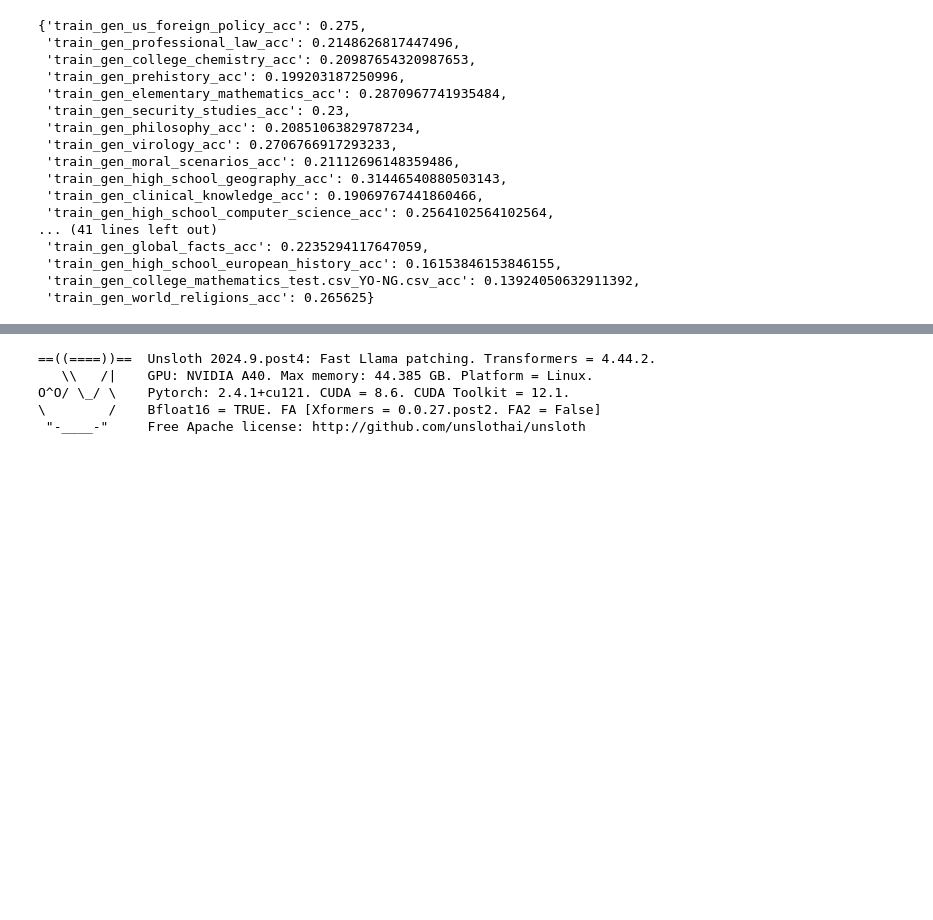
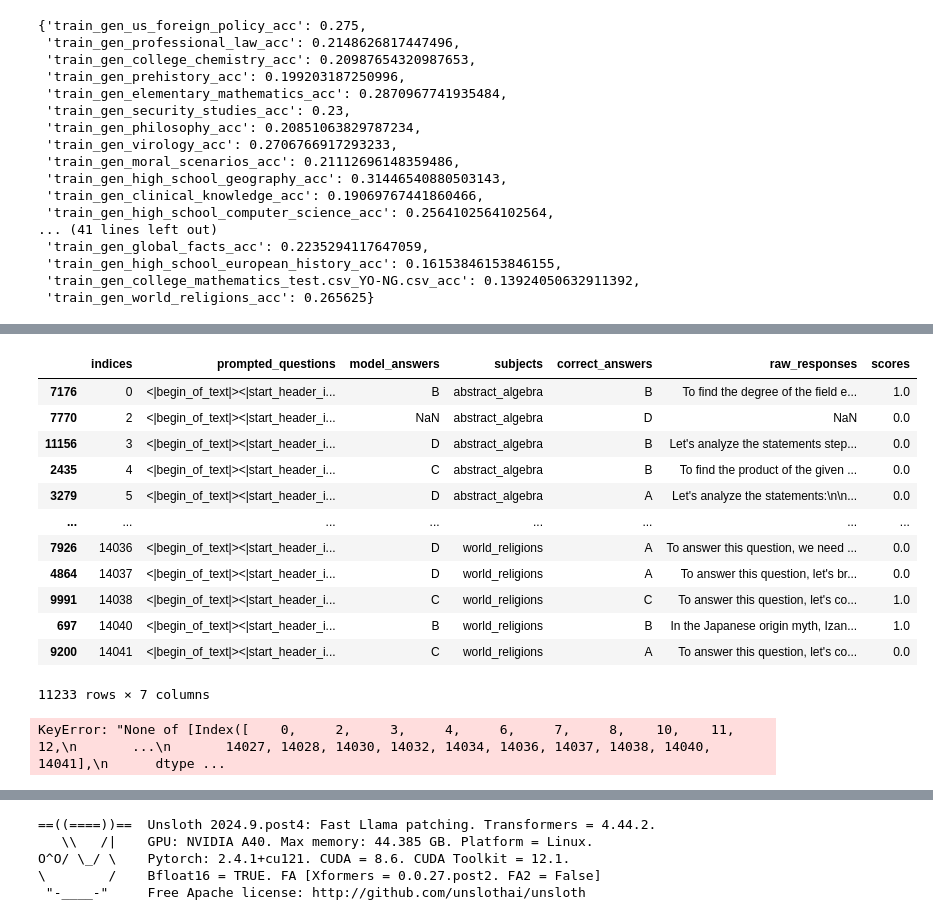
Before and after one commit to jakob-bjorner/star, a Jupyter notebook: scratch/development.ipynb, the cells around one changed output, grey strips where cells are left out. Saved outputs shown, nothing was run; the diff lists cells and outputs as text; code cells hidden in the pictures; blank space fills up the shorter version.

```diff
--- a/scratch/development.ipynb
+++ b/scratch/development.ipynb
@@ -163,3 +172,6 @@ acc = lambda x: sum(x) / len(x)
  'train_gen_high_school_european_history_acc': 0.16153846153846155,
  'train_gen_college_mathematics_test.csv_YO-NG.csv_acc': 0.13924050632911392,
  'train_gen_world_religions_acc': 0.265625}
+# %%
+df_10x = pd.read_csv("/nethome/jbjorner3/dev/hallucination-fun/star/scratch/train_10x_generated.csv")
+samples = GeneratedSamples(**df_10x.to_dict('list'))
@@ -165,0 +194,20 @@ acc = lambda x: sum(x) / len(x)
+# %%
+df_10x.iloc[:11233].sort_values(by="indices")
+# %% [output]
+|  | indices | prompted_questions | model_answers | subjects | correct_answers | raw_responses | scores |
+| 7176 | 0 | <|begin_of_text|><|start_header_i... | B | abstract_algebra | B | To find the degree of the field e... | 1.0 |
+| 7770 | 2 | <|begin_of_text|><|start_header_i... | NaN | abstract_algebra | D | NaN | 0.0 |
+| 11156 | 3 | <|begin_of_text|><|start_header_i... | D | abstract_algebra | B | Let's analyze the statements step... | 0.0 |
+| 2435 | 4 | <|begin_of_text|><|start_header_i... | C | abstract_algebra | B | To find the product of the given ... | 0.0 |
+| 3279 | 5 | <|begin_of_text|><|start_header_i... | D | abstract_algebra | A | Let's analyze the statements:\n\n... | 0.0 |
+| ... | ... | ... | ... | ... | ... | ... | ... |
+| 7926 | 14036 | <|begin_of_text|><|start_header_i... | D | world_religions | A | To answer this question, we need ... | 0.0 |
+| 4864 | 14037 | <|begin_of_text|><|start_header_i... | D | world_religions | A | To answer this question, let's br... | 0.0 |
+| 9991 | 14038 | <|begin_of_text|><|start_header_i... | C | world_religions | C | To answer this question, let's co... | 1.0 |
+| 697 | 14040 | <|begin_of_text|><|start_header_i... | B | world_religions | B | In the Japanese origin myth, Izan... | 1.0 |
+| 9200 | 14041 | <|begin_of_text|><|start_header_i... | C | world_religions | A | To answer this question, let's co... | 0.0 |
+11233 rows × 7 columns
+# %%
+df_10x.iloc[:11233][list(set(df_10x[df_10x.scores > 0].indices))]
+# %% [output]
+KeyError: "None of [Index([    0,     2,     3,     4,     6,     7,     8,    10,    11,    12,\n       ...\n       14027, 14028, 14030, 14032, 14034, 14036, 14037, 14038, 14040, 14041],\n      dtype ...
```
Also changed, not shown: parts of 6 cells of this notebook, 10 other files.
